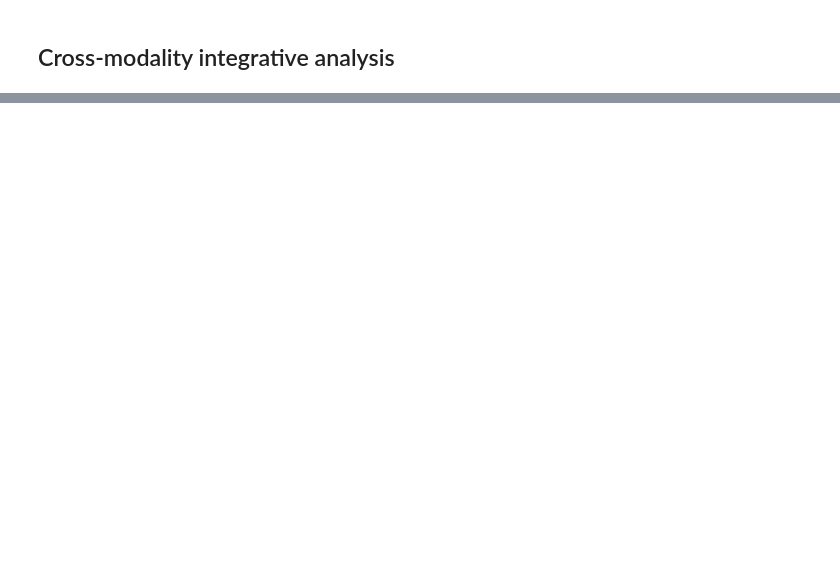
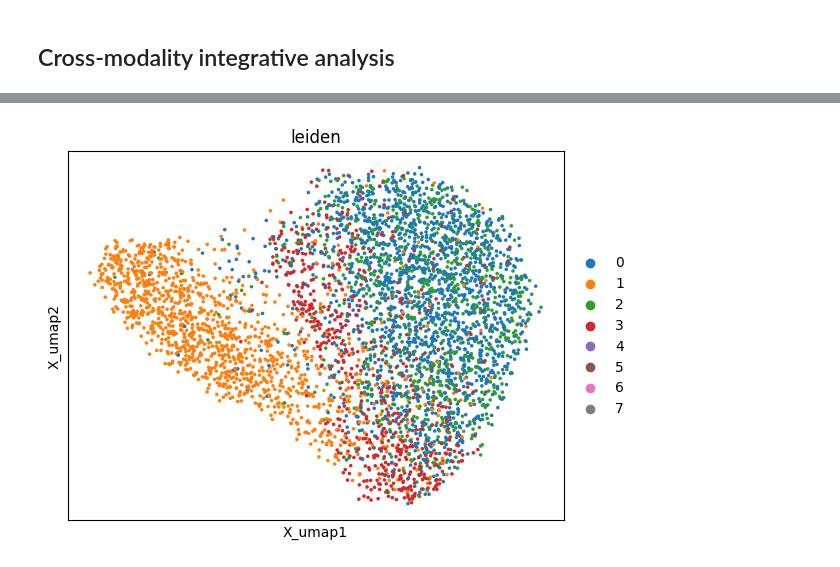
Before and after one commit to cb11711211/sc_st_attention_integration, a Jupyter notebook: GSPI/model_benchmark.ipynb, the cells around one changed output, grey strips where cells are left out. Cells and saved outputs as stored; diff of their text form; code cells hidden in the pictures; blank space fills up the shorter version.

```diff
--- a/GSPI/model_benchmark.ipynb
+++ b/GSPI/model_benchmark.ipynb
@@ -228,0 +168,5 @@ plt.tight_layout(w_pad=0.05)
+# %%
+file_fold = "/home/wuxinchao/data/st_cite_data/B01825A4/"
+
+mdata = mu.read_h5mu(f"{file_fold}B01825A4_bin100_processed.h5mu")
+mdata
@@ -228,0 +191,5 @@ plt.tight_layout(w_pad=0.05)
+# %%
+prot = mdata.mod['protein']
+sc.tl.pca(prot)
+sc.pp.neighbors(prot)
+sc.tl.umap(prot, random_state=1)
@@ -228,0 +214,6 @@ plt.tight_layout(w_pad=0.05)
+# %%
+mu.pl.embedding(mdata, basis="rna:X_umap", color=["leiden"])
+prot.var["highly_variable"] = True
+mdata.update()
+# %% [output]
+[figure, added]
```
Also changed, not shown: parts of 72 cells of this notebook, 4 other files.
